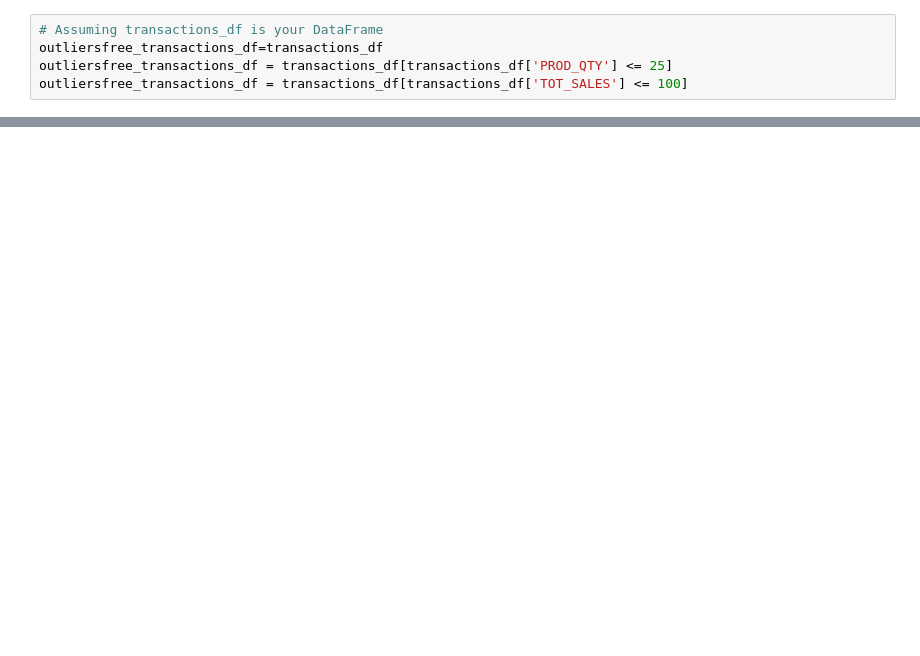
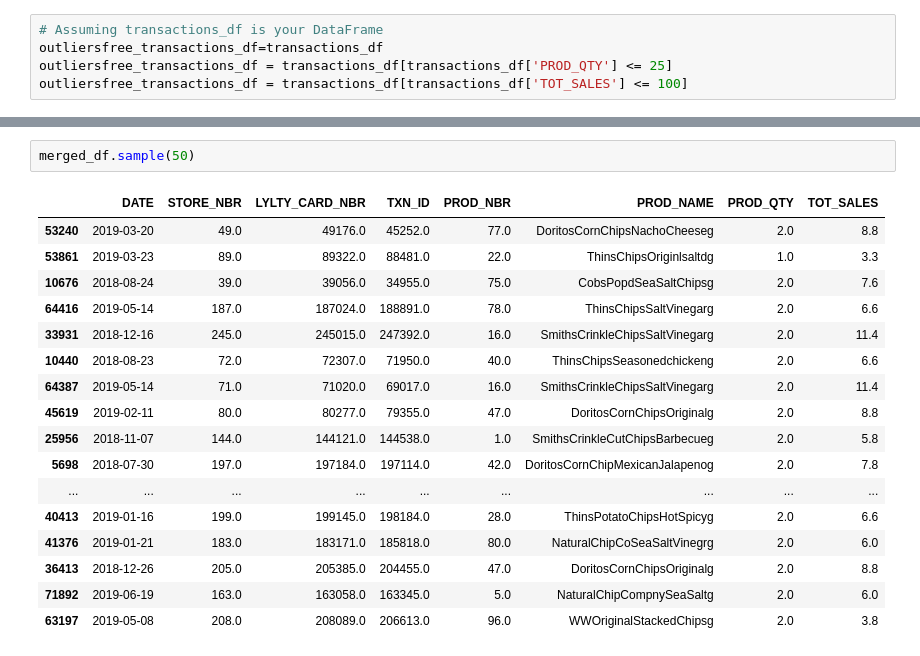
Before and after one commit to abdyraman/quantium, a Jupyter notebook: quantium.ipynb, the cells around one changed output, grey strips where cells are left out. Cells and saved outputs as stored; diff of their text form; blank space fills up the shorter version.

```diff
--- a/quantium.ipynb
+++ b/quantium.ipynb
@@ -226,0 +296,20 @@ plot_histogram_and_boxplot(outliersfree_transactions_df, 'TOT_SALES')
+# %%
+merged_df.sample(50)
+# %% [output]
+|  | DATE | STORE_NBR | LYLTY_CARD_NBR | TXN_ID | PROD_NBR | PROD_NAME | PROD_QTY | TOT_SALES |
+| 53240 | 2019-03-20 | 49.0 | 49176.0 | 45252.0 | 77.0 | DoritosCornChipsNachoCheeseg | 2.0 | 8.8 |
+| 53861 | 2019-03-23 | 89.0 | 89322.0 | 88481.0 | 22.0 | ThinsChipsOriginlsaltdg | 1.0 | 3.3 |
+| 10676 | 2018-08-24 | 39.0 | 39056.0 | 34955.0 | 75.0 | CobsPopdSeaSaltChipsg | 2.0 | 7.6 |
+| 64416 | 2019-05-14 | 187.0 | 187024.0 | 188891.0 | 78.0 | ThinsChipsSaltVinegarg | 2.0 | 6.6 |
+| 33931 | 2018-12-16 | 245.0 | 245015.0 | 247392.0 | 16.0 | SmithsCrinkleChipsSaltVinegarg | 2.0 | 11.4 |
+| 10440 | 2018-08-23 | 72.0 | 72307.0 | 71950.0 | 40.0 | ThinsChipsSeasonedchickeng | 2.0 | 6.6 |
+| 64387 | 2019-05-14 | 71.0 | 71020.0 | 69017.0 | 16.0 | SmithsCrinkleChipsSaltVinegarg | 2.0 | 11.4 |
+| 45619 | 2019-02-11 | 80.0 | 80277.0 | 79355.0 | 47.0 | DoritosCornChipsOriginalg | 2.0 | 8.8 |
+| 25956 | 2018-11-07 | 144.0 | 144121.0 | 144538.0 | 1.0 | SmithsCrinkleCutChipsBarbecueg | 2.0 | 5.8 |
+| 5698 | 2018-07-30 | 197.0 | 197184.0 | 197114.0 | 42.0 | DoritosCornChipMexicanJalapenog | 2.0 | 7.8 |
+| ... | ... | ... | ... | ... | ... | ... | ... | ... |
+| 40413 | 2019-01-16 | 199.0 | 199145.0 | 198184.0 | 28.0 | ThinsPotatoChipsHotSpicyg | 2.0 | 6.6 |
+| 41376 | 2019-01-21 | 183.0 | 183171.0 | 185818.0 | 80.0 | NaturalChipCoSeaSaltVinegrg | 2.0 | 6.0 |
+| 36413 | 2018-12-26 | 205.0 | 205385.0 | 204455.0 | 47.0 | DoritosCornChipsOriginalg | 2.0 | 8.8 |
+| 71892 | 2019-06-19 | 163.0 | 163058.0 | 163345.0 | 5.0 | NaturalChipCompnySeaSaltg | 2.0 | 6.0 |
+| 63197 | 2019-05-08 | 208.0 | 208089.0 | 206613.0 | 96.0 | WWOriginalStackedChipsg | 2.0 | 3.8 |
```
Also changed, not shown: parts of 16 cells of this notebook.
